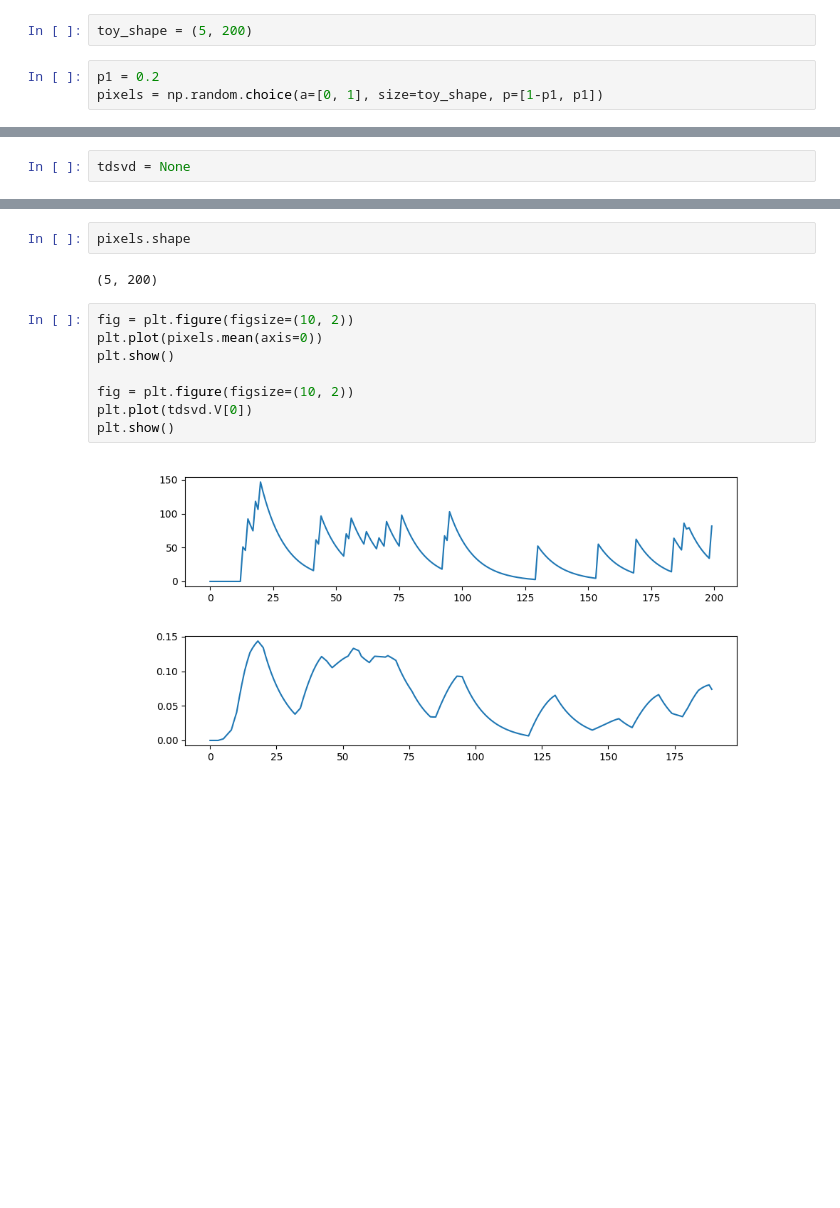
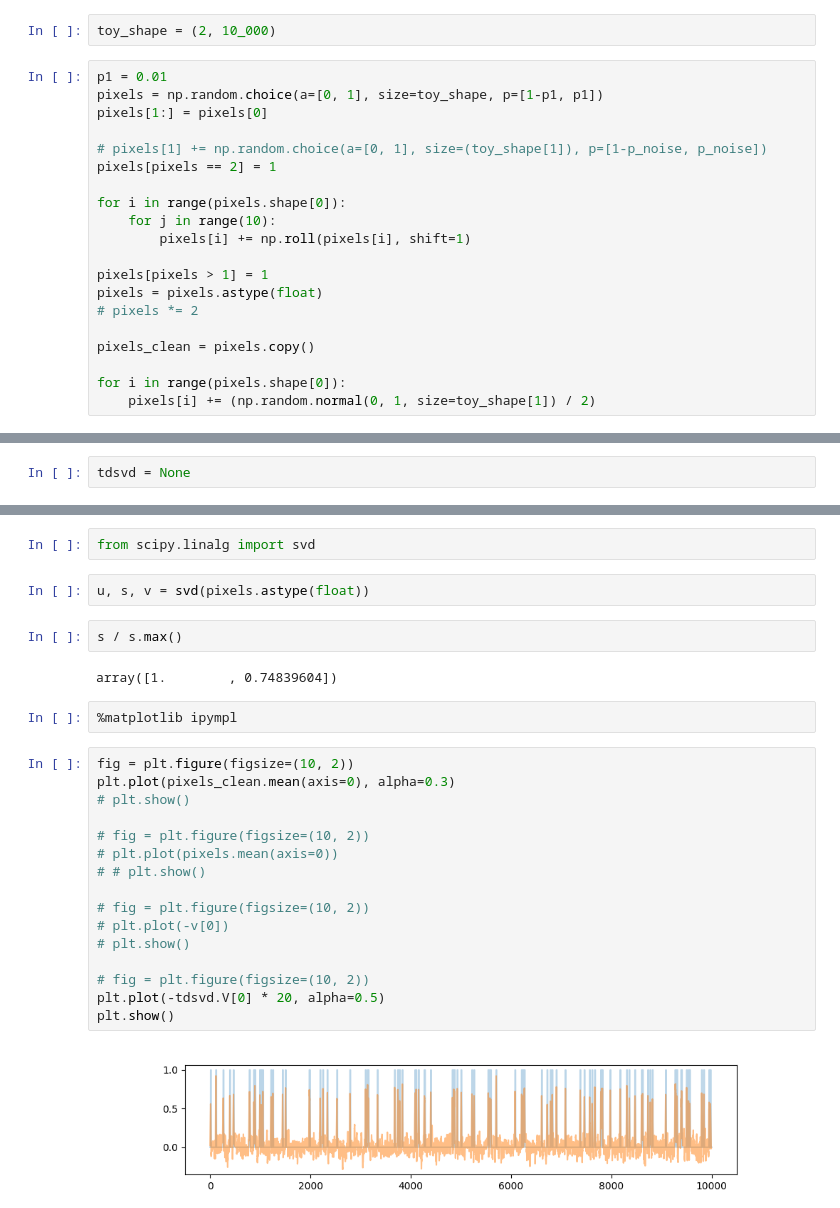
Before and after one commit to kushalkolar/td-svd-sandbox, a Jupyter notebook: toy_data.ipynb, the cells around one changed output, grey strips where cells are left out. Saved outputs shown, nothing was run; the diff lists cells and outputs as text; blank space fills up the shorter version.

```diff
--- a/toy_data.ipynb
+++ b/toy_data.ipynb
@@ -6,7 +7,24 @@ import fastplotlib as fpl
 from tqdm import tqdm
 from ipywidgets import interact
 # %%
-toy_shape = (5, 200)
+toy_shape = (2, 10_000)
 # %%
-p1 = 0.2
+p1 = 0.01
 pixels = np.random.choice(a=[0, 1], size=toy_shape, p=[1-p1, p1])
+pixels[1:] = pixels[0]
+
+# pixels[1] += np.random.choice(a=[0, 1], size=(toy_shape[1]), p=[1-p_noise, p_noise])
+pixels[pixels == 2] = 1
+
+for i in range(pixels.shape[0]):
+    for j in range(10):
+        pixels[i] += np.roll(pixels[i], shift=1)
+
+pixels[pixels > 1] = 1
+pixels = pixels.astype(float)
+# pixels *= 2
+
+pixels_clean = pixels.copy()
+
+for i in range(pixels.shape[0]):
+    pixels[i] += (np.random.normal(0, 1, size=toy_shape[1]) / 2)
@@ -119,18 +173,31 @@ def plot_everything(n_time_steps: int = 5, delay: int = 1, k: int = 4):
     plt.show()
 # %% [output]
 interactive(children=(IntSlider(value=5, description='n_time_steps', max=25, min=1), IntSlider(value=1, descri…
-# %%
-pixels.shape
-# %% [output]
-(5, 200)
+# %%
+from scipy.linalg import svd
+# %%
+u, s, v = svd(pixels.astype(float))
+# %%
+s / s.max()
+# %% [output]
+array([1.        , 0.74839604])
+# %%
+%matplotlib ipympl
 # %%
 fig = plt.figure(figsize=(10, 2))
-plt.plot(pixels.mean(axis=0))
+plt.plot(pixels_clean.mean(axis=0), alpha=0.3)
+# plt.show()
+
+# fig = plt.figure(figsize=(10, 2))
+# plt.plot(pixels.mean(axis=0))
+# # plt.show()
+
+# fig = plt.figure(figsize=(10, 2))
+# plt.plot(-v[0])
+# plt.show()
+
+# fig = plt.figure(figsize=(10, 2))
+plt.plot(-tdsvd.V[0] * 20, alpha=0.5)
 plt.show()
-
-fig = plt.figure(figsize=(10, 2))
-plt.plot(tdsvd.V[0])
-plt.show()
 # %% [output]
-[figure, old version]
+[figure, new version]
-[figure, removed]
```
Also changed, not shown: parts of 7 cells of this notebook, 1 other file.
